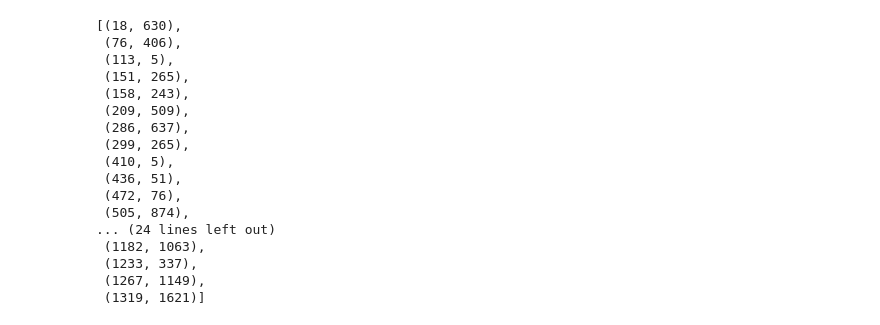
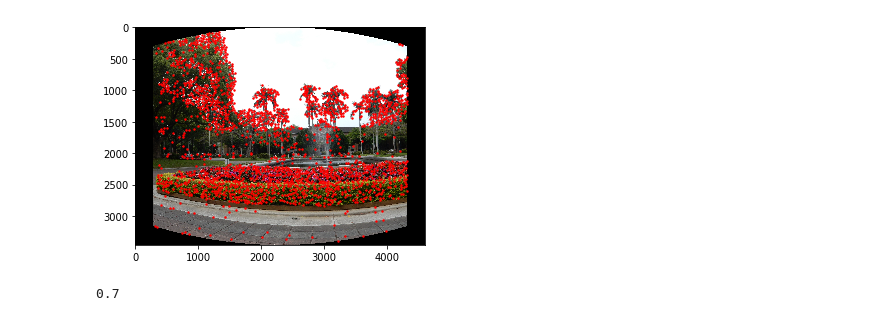
Before and after one commit to peter0749/Panorama, a Jupyter notebook: Panorama.ipynb, the cells around one changed output. Saved outputs shown, nothing was run; the diff lists cells and outputs as text; code cells hidden in the pictures.

```diff
--- a/Panorama.ipynb
+++ b/Panorama.ipynb
@@ -280,3 +301,9 @@ for img in imgs:
+# %%
+plt.imshow(imgs[1][...,::-1])
+plt.scatter(coordinate_for_imgs[1][:,0], coordinate_for_imgs[1][:,1], s=2, color='red')
+plt.show()
+# %% [output]
+[figure, added]
 # %%
 def estimate_affine_matrix(src, target):
     # src: (N, 2)
@@ -307,20 +374,0 @@ matched_index = match(features[0], features[1])
-# %%
-matched_index
-# %% [output]
-[(18, 630),
- (76, 406),
- (113, 5),
- (151, 265),
- (158, 243),
- (209, 509),
- (286, 637),
- (299, 265),
- (410, 5),
- (436, 51),
- (472, 76),
- (505, 874),
-... (24 lines left out)
- (1182, 1063),
- (1233, 337),
- (1267, 1149),
- (1319, 1621)]
@@ -326,0 +377,4 @@ matched_index
+# %%
+inlier_frac
+# %% [output]
+0.7
```
Also changed, not shown: parts of 17 cells of this notebook.
